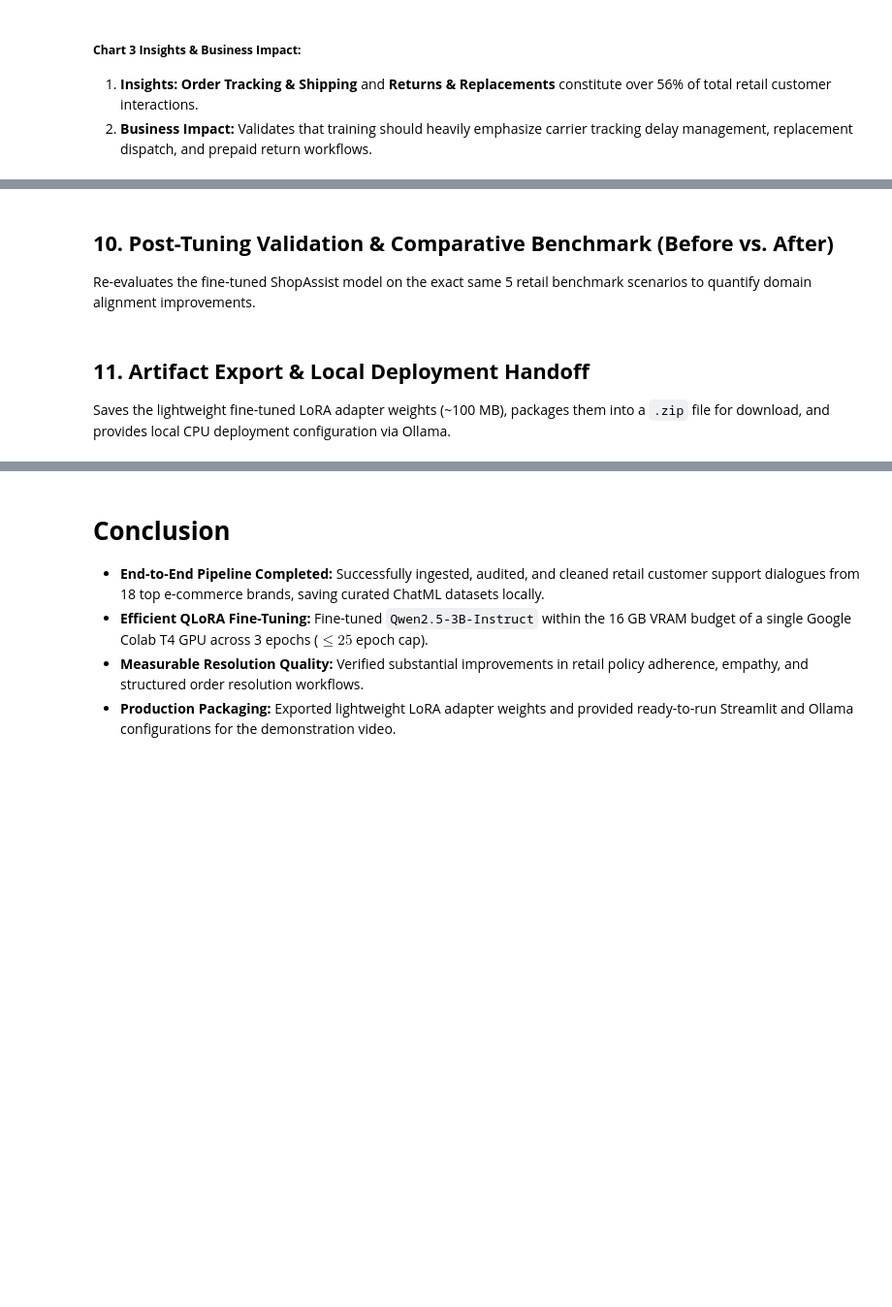
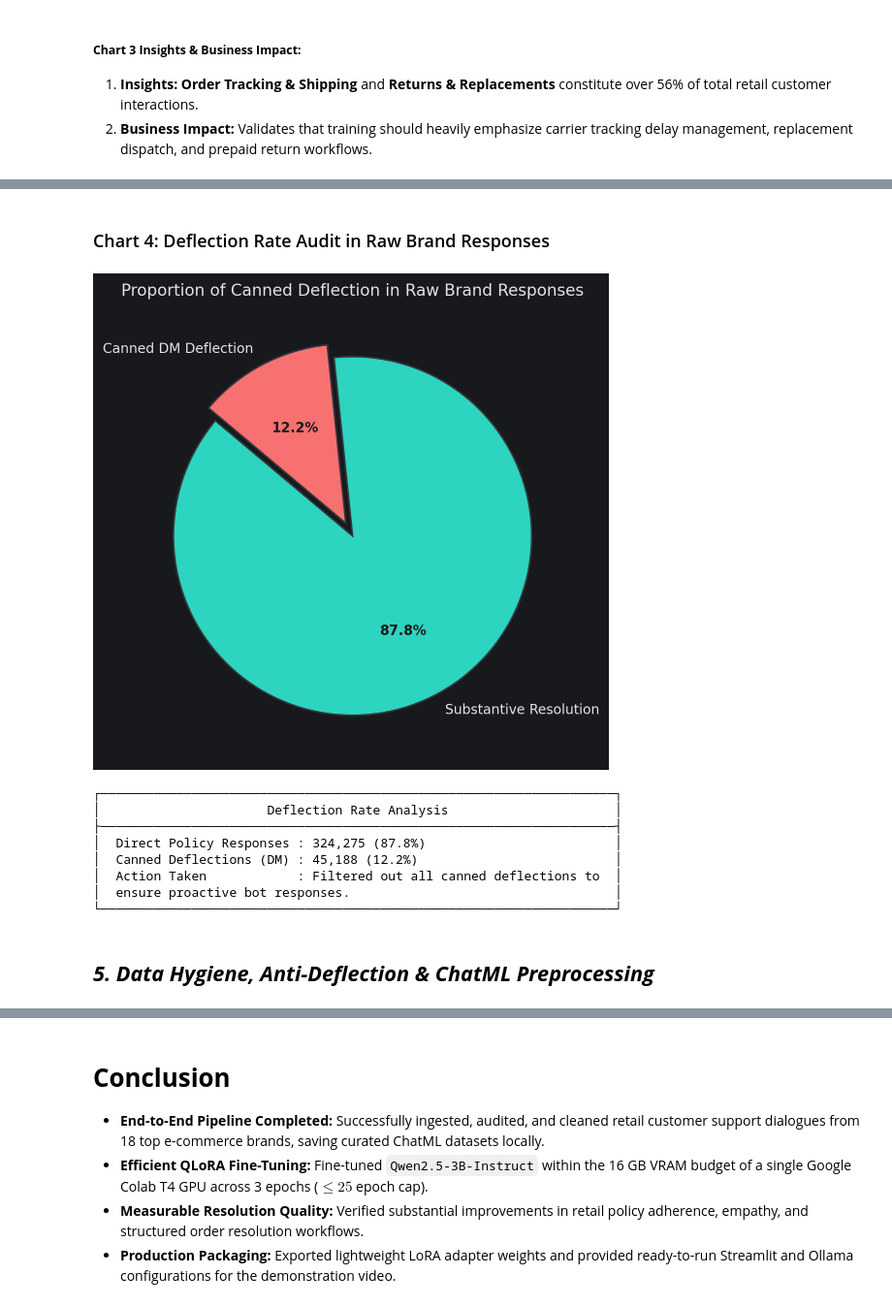
Before and after one commit to saiabhiram-simhadri/ecommerce-specialized-llm-bot, a Jupyter notebook: notebooks/ecommerce_specialized_llm_bot_capstone.ipynb, the cells around one changed output, grey strips where cells are left out. Shown at 97% size. Saved outputs shown, nothing was run; the diff lists cells and outputs as text; code cells hidden in the pictures; blank space fills up the shorter version.

```diff
--- a/notebooks/ecommerce_specialized_llm_bot_capstone.ipynb
+++ b/notebooks/ecommerce_specialized_llm_bot_capstone.ipynb
@@ -737,4 +415,0 @@ plt.show()
-# %% [markdown]
-## **10. Post-Tuning Validation & Comparative Benchmark (Before vs. After)**
-
-Re-evaluates the fine-tuned ShopAssist model on the exact same 5 retail benchmark scenarios to quantify domain alignment improvements.
@@ -768,4 +416,48 @@ print(f"--- [AFTER FINE-TUNING (SHOPASSIST BOT)] ---\n{tuned_results[0]['respons
-# %% [markdown]
-## **11. Artifact Export & Local Deployment Handoff**
-
-Saves the lightweight fine-tuned LoRA adapter weights (~100 MB), packages them into a `.zip` file for download, and provides local CPU deployment configuration via Ollama.
+# %% [markdown]
+### Chart 4: Deflection Rate Audit in Raw Brand Responses
+# %%
+deflection_regex = re.compile(r"\b(dm us|send us a dm|direct message|reply in dm|send a dm|reach out via dm|pm us)\b", re.IGNORECASE)
+df_dialogues["is_deflection"] = df_dialogues["brand_raw_text"].apply(lambda t: bool(deflection_regex.search(str(t))))
+
+deflection_counts = df_dialogues["is_deflection"].value_counts()
+
+plt.figure(figsize=(6, 6))
+labels = ['Substantive Resolution', 'Canned DM Deflection']
+sizes = [deflection_counts.get(False, 0), deflection_counts.get(True, 0)]
+colors = [CUSTOM_THEME['teal'], CUSTOM_THEME['coral']]
+
+wedges, texts, autotexts = plt.pie(
+    sizes,
+    labels=labels,
+    autopct='%1.1f%%',
+    colors=colors,
+    startangle=140,
+    explode=(0, 0.08),
+    wedgeprops={'edgecolor': CUSTOM_THEME['grid'], 'linewidth': 1.2}
+)
+for t in texts: t.set_color(CUSTOM_THEME['text'])
+for at in autotexts: at.set_color(CUSTOM_THEME['bg']); at.set_fontweight('bold')
+
+plt.title("Proportion of Canned Deflection in Raw Brand Responses")
+plt.show()
+
+custom_display(
+    title="Deflection Rate Analysis",
+    content=[
+        f"Direct Policy Responses : {deflection_counts.get(False, 0):,} ({(deflection_counts.get(False, 0)/len(df_dialogues))*100:.1f}%)",
+        f"Canned Deflections (DM) : {deflection_counts.get(True, 0):,} ({(deflection_counts.get(True, 0)/len(df_dialogues))*100:.1f}%)",
+        "Action Taken            : Filtered out all canned deflections to ensure proactive bot responses."
+    ]
+)
+# %% [output]
+[figure, added]
+┌────────────────────────────────────────────────────────────────────┐
+│                      Deflection Rate Analysis                      │
+├────────────────────────────────────────────────────────────────────┤
+│  Direct Policy Responses : 324,275 (87.8%)                         │
+│  Canned Deflections (DM) : 45,188 (12.2%)                          │
+│  Action Taken            : Filtered out all canned deflections to  │
+│  ensure proactive bot responses.                                   │
+└────────────────────────────────────────────────────────────────────┘
+# %% [markdown]
+## ***5. Data Hygiene, Anti-Deflection & ChatML Preprocessing***
```
Also changed, not shown: parts of 65 cells of this notebook, 1 other file.
